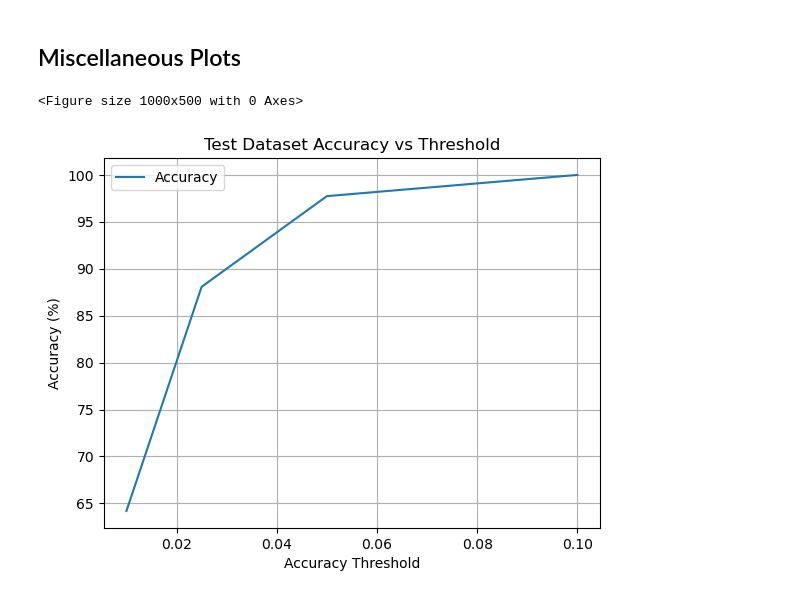
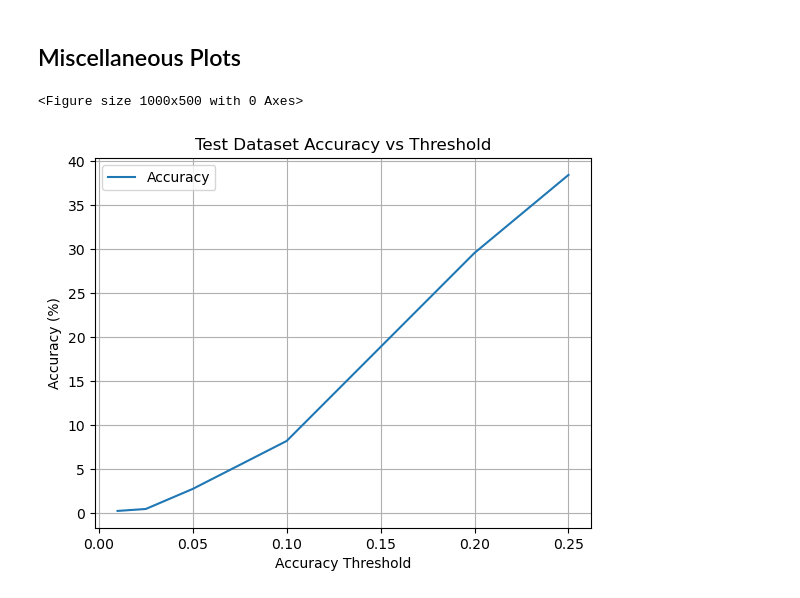
Before and after one commit to arnav-patil-12/specnet, a Jupyter notebook: baseline/baseline.ipynb, the cells around one changed output. Cells and saved outputs as stored; diff of their text form; code cells hidden in the pictures.

```diff
--- a/baseline/baseline.ipynb
+++ b/baseline/baseline.ipynb
@@ -249,18 +249,18 @@ Test Acc: 100.00% | Test MSE: 0.003247
 # %% [markdown]
 ## Miscellaneous Plots
 # %%
-# my_list_x = [0.01, 0.025, 0.05, 0.1]
-# my_list_y = [64.20, 88.07, 97.73, 99.99]
+my_list_x = [0.01, 0.025, 0.05, 0.1, 0.2, 0.25]
+my_list_y = [0.23, 0.45, 2.73, 8.18, 29.55, 38.41]
 
-# plt.figure(figsize=(10, 5))
-# plt.figure()
-# plt.plot(my_list_x, my_list_y, label="Accuracy")
-# plt.xlabel("Accuracy Threshold")
-# plt.ylabel("Accuracy (%)")
-# plt.title("Test Dataset Accuracy vs Threshold")
-# plt.legend()
-# plt.grid(True)
-# plt.savefig(f"threshold.png", dpi=300, bbox_inches="tight")
+plt.figure(figsize=(10, 5))
+plt.figure()
+plt.plot(my_list_x, my_list_y, label="Accuracy")
+plt.xlabel("Accuracy Threshold")
+plt.ylabel("Accuracy (%)")
+plt.title("Test Dataset Accuracy vs Threshold")
+plt.legend()
+plt.grid(True)
+plt.savefig(f"threshold.png", dpi=300, bbox_inches="tight")
 # %% [output]
 <Figure size 1000x500 with 0 Axes>
-[figure, old version]
+[figure, new version]
```
Also changed, not shown: parts of 5 cells of this notebook, 13 other files.
